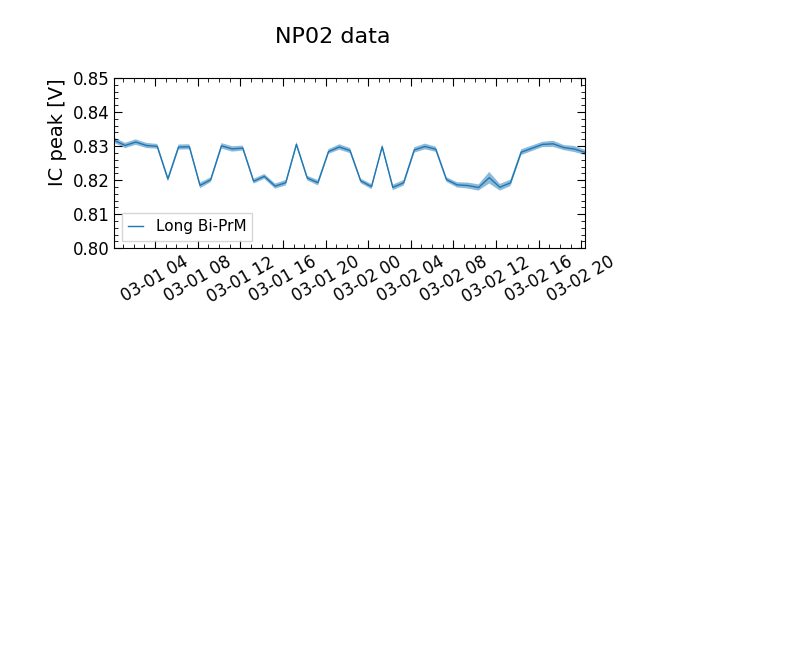
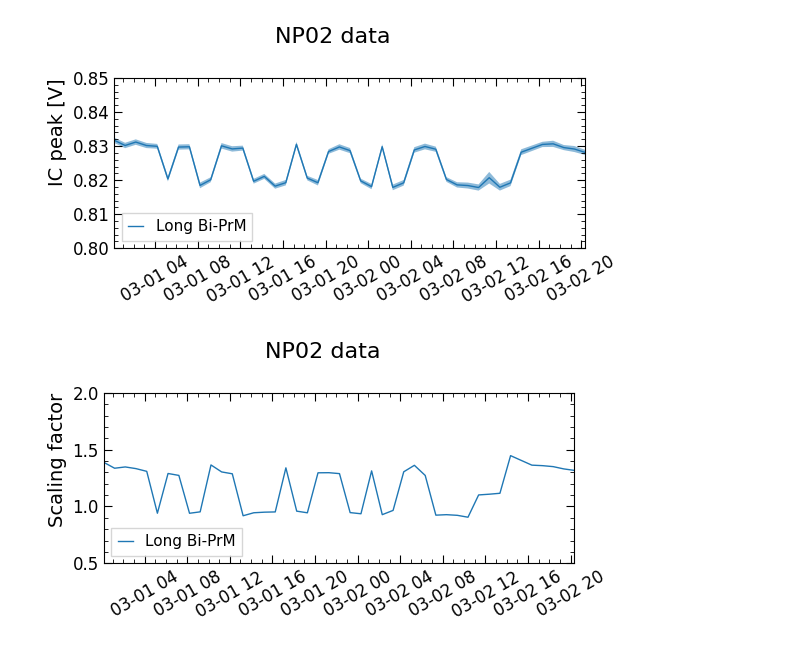
Before and after one commit to rtriozzi/pmana, a Jupyter notebook: notebooks/purity/pmana_CERN_purity.ipynb, the cells around one changed output. Cells and saved outputs as stored; diff of their text form; code cells hidden in the pictures; blank space fills up the shorter version.

Commit message:
add scale factor plots

```diff
--- a/notebooks/purity/pmana_CERN_purity.ipynb
+++ b/notebooks/purity/pmana_CERN_purity.ipynb
@@ -211,3 +211,30 @@ plt.show()
 fig.savefig(f"../../plots/cern/IC_Peaks_{TIME_DIR}.png", dpi=300, bbox_inches='tight')
 # %% [output]
 [figure]
+# %%
+fig, ax = plt.subplots(figsize=(6, 3.), nrows=1, layout='tight')
+
+ax.plot(Output.Date, Output.LongIC_Scale, lw=1, label='Long Bi-PrM')
+pmana.utils.plotting.UpdateMatplotlibStyle(ax, None, 'Scaling factor')
+
+# ax.plot(Output_v2.Date, Output_v2.ShortIC_Peak, lw=1, label='Short Bi-PrM')
+# ax.fill_between(Output_v2.Date, Output_v2.ShortIC_Peak-Output_v2.ShortIC_PeakErr,  Output_v2.ShortIC_Peak+Output_v2.ShortIC_PeakErr, alpha=0.5)
+
+# gfx
+ax.legend(frameon=True, fancybox=False, handlelength=1, fontsize=11, loc='lower left')
+ax.tick_params(axis='x', labelrotation=30)
+ax.set_xlim(Output['Date'].iloc[0], Output['Date'].iloc[-1])
+
+# plot temperatures
+# a2 = a.twinx()
+# a2.plot(Temperatures['Date'], Temperatures['T'], c='red', label='Temperature', lw=0.5, zorder=-3)
+# pmana.utils.plotting.UpdateMatplotlibStyle(a2, None, 'T [°C]')
+# a2.legend(frameon=True, fancybox=False, handlelength=1, fontsize=8, loc='lower left')
+
+ax.set_ylim(0.5, 2.)
+
+fig.suptitle(f'NP02 data', fontsize=16)
+
+plt.show()
+# %% [output]
+[figure, added]
```
